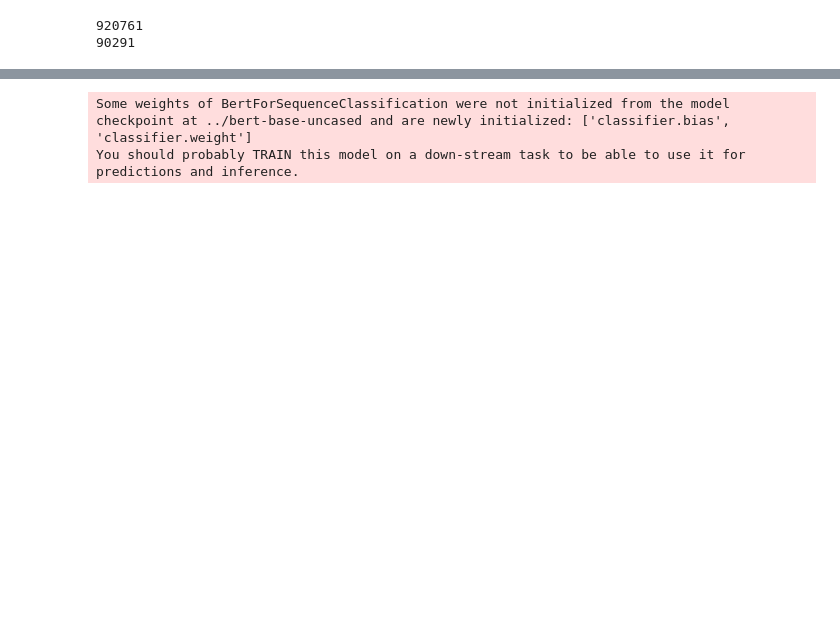
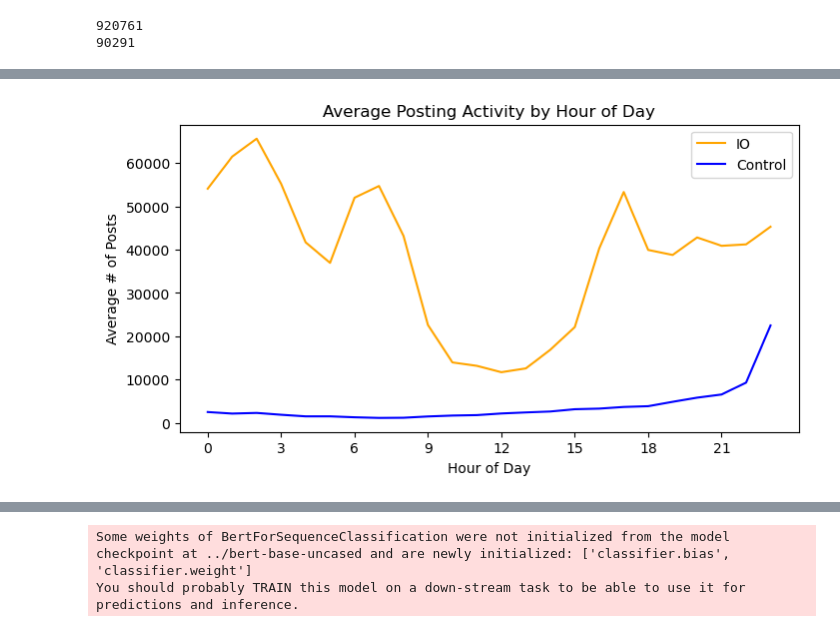
Before and after one commit to ubcecon/praxis-ubc, a Jupyter notebook: soci_270/soci_270_bert.ipynb, the cells around one changed output, grey strips where cells are left out. Cells and saved outputs as stored; diff of their text form; code cells hidden in the pictures; blank space fills up the shorter version.

```diff
--- a/soci_270/soci_270_bert.ipynb
+++ b/soci_270/soci_270_bert.ipynb
@@ -39,0 +114,15 @@ tweets = tweets.rename(columns={"post_text": "text", "is_control": "label"})
+# %%
+
+posts_by_hour = tweets.groupby(['post_hour','account_type']).size().reset_index(name='count')
+hour_pivot = posts_by_hour.pivot(index='post_hour', columns='account_type', values='count').fillna(0)
+
+plt.figure(figsize=(8,4))
+sns.lineplot(x=hour_pivot.index, y=hour_pivot['IO'], label='IO', color='orange')
+sns.lineplot(x=hour_pivot.index, y=hour_pivot['Control'], label='Control', color='blue')
+plt.title('Average Posting Activity by Hour of Day')
+plt.xlabel('Hour of Day'); plt.ylabel('Average # of Posts')
+plt.xticks(range(0,24,3))
+plt.legend()
+plt.show()
+# %% [output]
+[figure, added]
```
Also changed, not shown: parts of 31 cells of this notebook.
